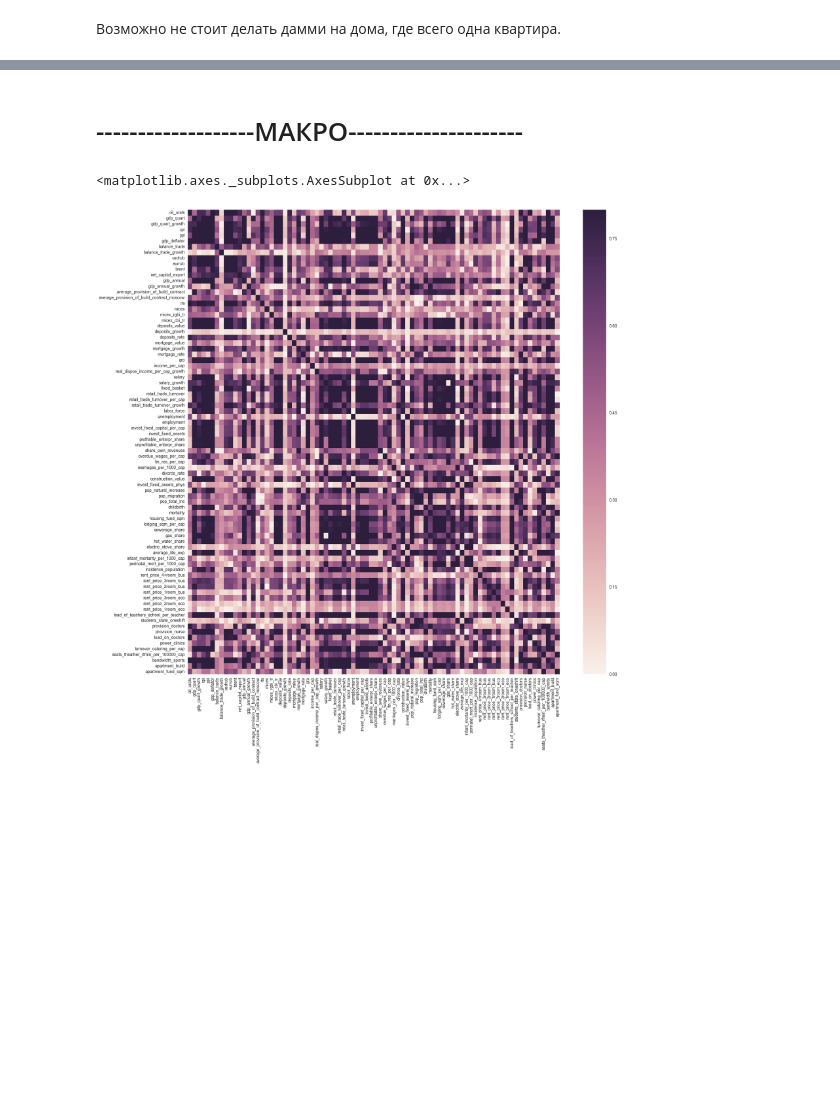
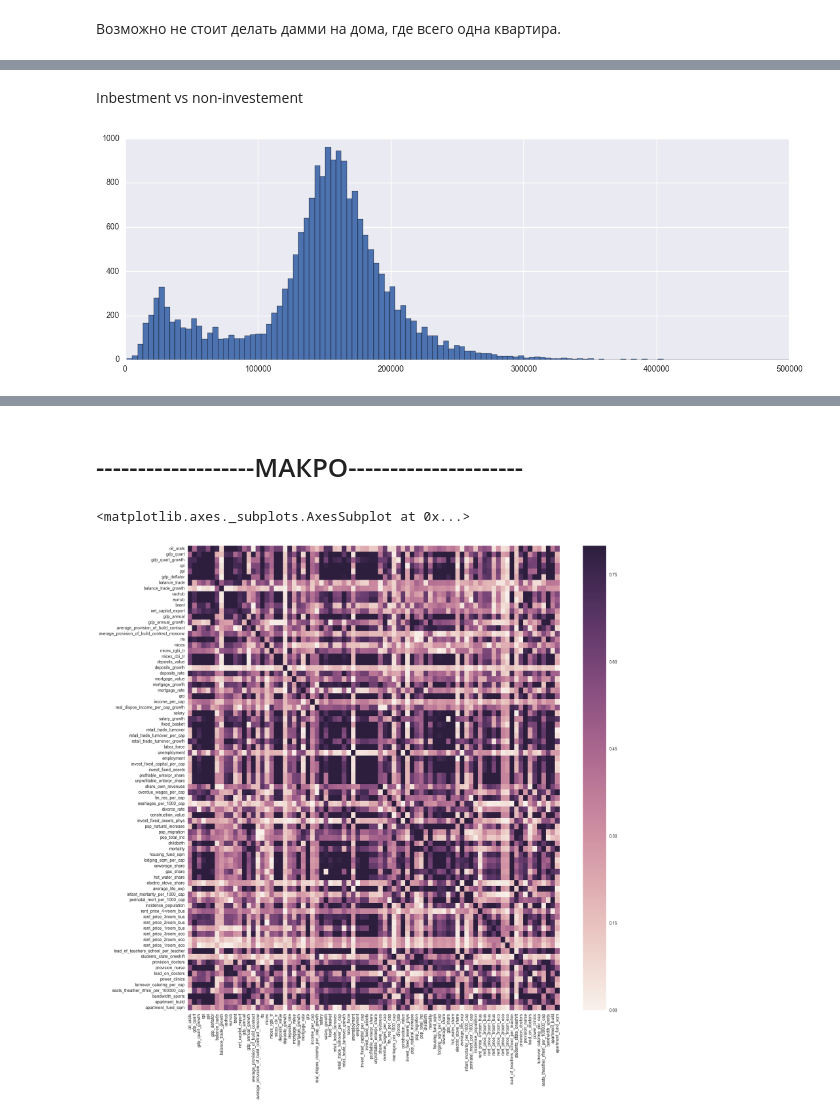
Before and after one commit to GlebFilatov/sber_kaggle, a Jupyter notebook: Macro.ipynb, the cells around one changed output, grey strips where cells are left out. Cells and saved outputs as stored; diff of their text form; code cells hidden in the pictures; blank space fills up the shorter version.

Commit message:
Added investment

```diff
--- a/Macro.ipynb
+++ b/Macro.ipynb
@@ -231,0 +432,9 @@ train[train['factorized']==1][['price_doc','timestamp','sub_area','full_sq','max
+# %% [markdown]
+Inbestment vs non-investement
+# %%
+fig =plt.figure(figsize=(15,5))
+plt.hist(train.loc[train['product_type']=='Investment', 'per_meter'], bins = 500)
+plt.xlim(0,5e5)
+plt.show()
+# %% [output]
+[figure, added]
```
Also changed, not shown: parts of 44 cells of this notebook.
